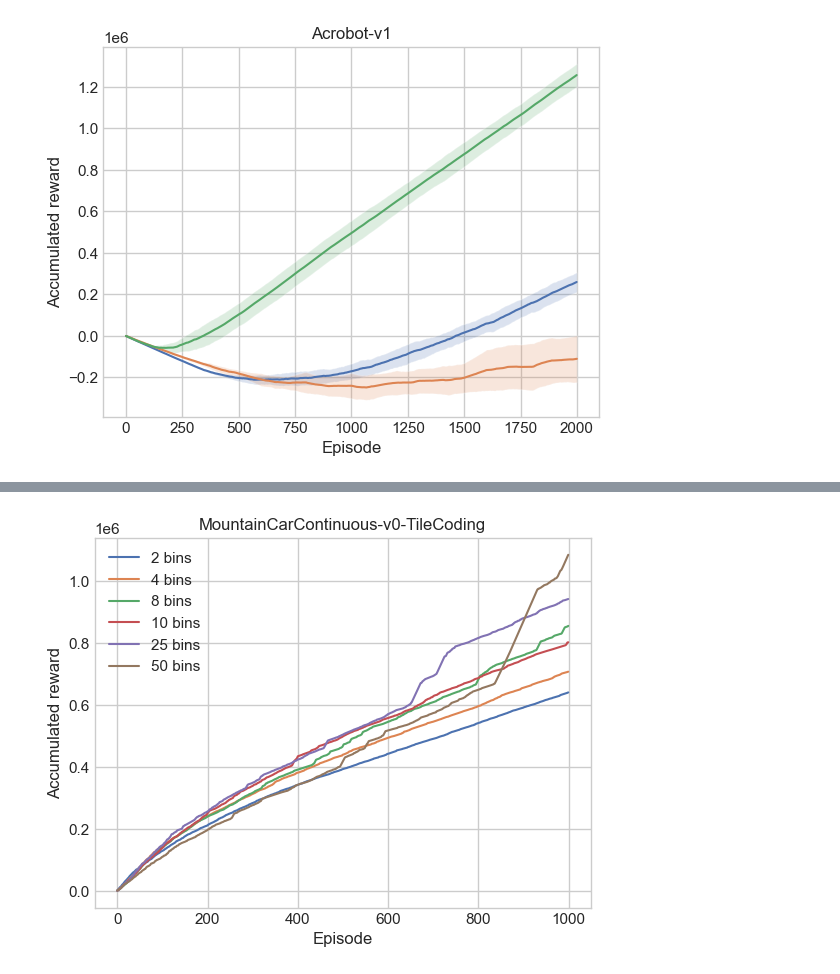
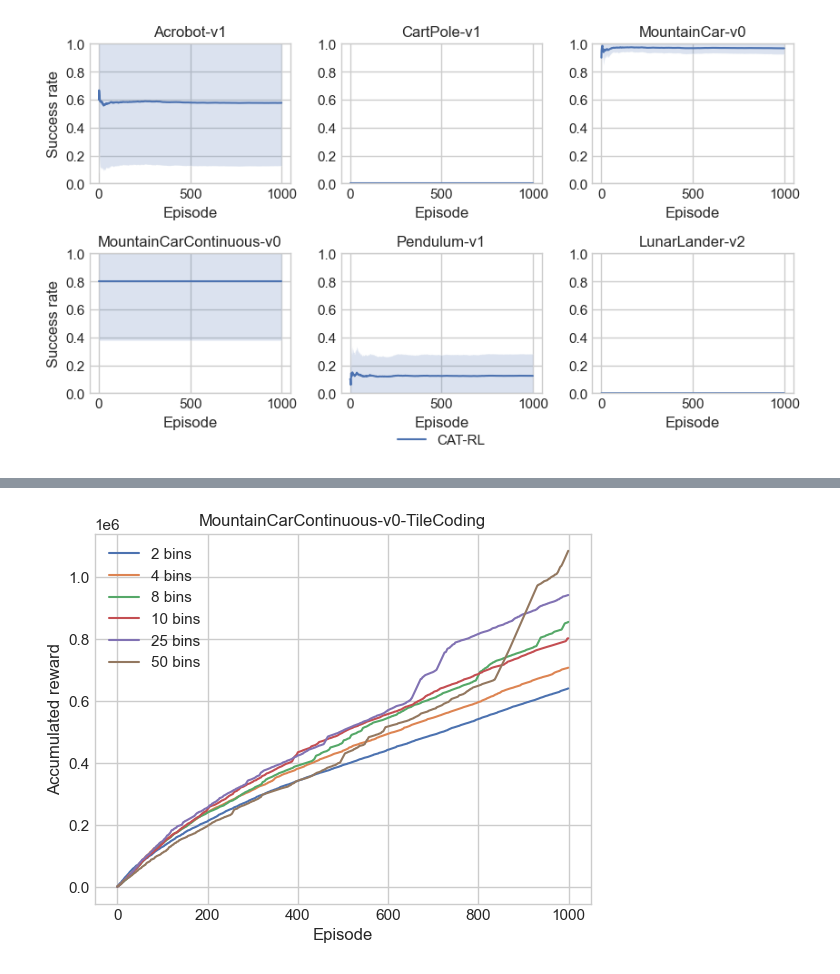
Before and after one commit to borchand/Bachelor-Project, a Jupyter notebook: plots.ipynb, the cells around one changed output, grey strips where cells are left out. Cells and saved outputs as stored; diff of their text form; code cells hidden in the pictures.

```diff
--- a/plots.ipynb
+++ b/plots.ipynb
@@ -10 +46,5 @@ plt.style.use('seaborn-whitegrid')
+# %%
+create_plot_grid(data_after_train, methods, envs, seeds, "success rate", save_name="after_train")
+# %% [output]
+[figure, added]
 # %%
@@ -80,4 +78,0 @@ def plot(methods, env, seeds, ax, p=plt, xPos=0):
-# %%
-plot(methods, "Acrobot-v1", seeds, "accumulated reward")
-# %% [output]
-[figure, removed]
```
Also changed, not shown: parts of 17 cells of this notebook, 1 other file.
